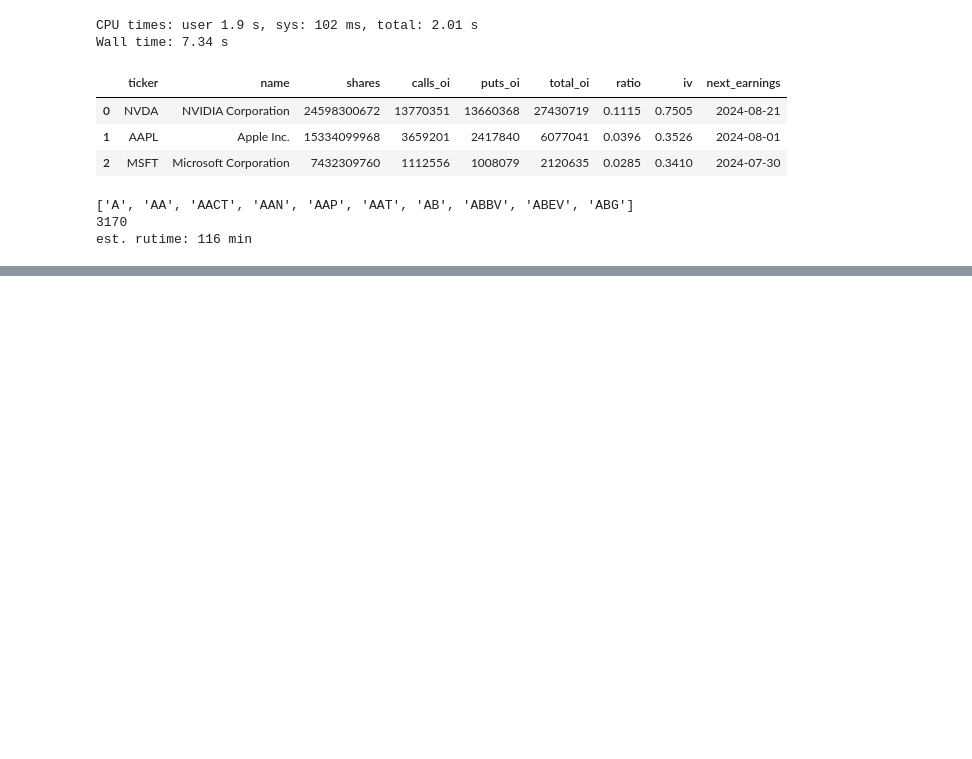
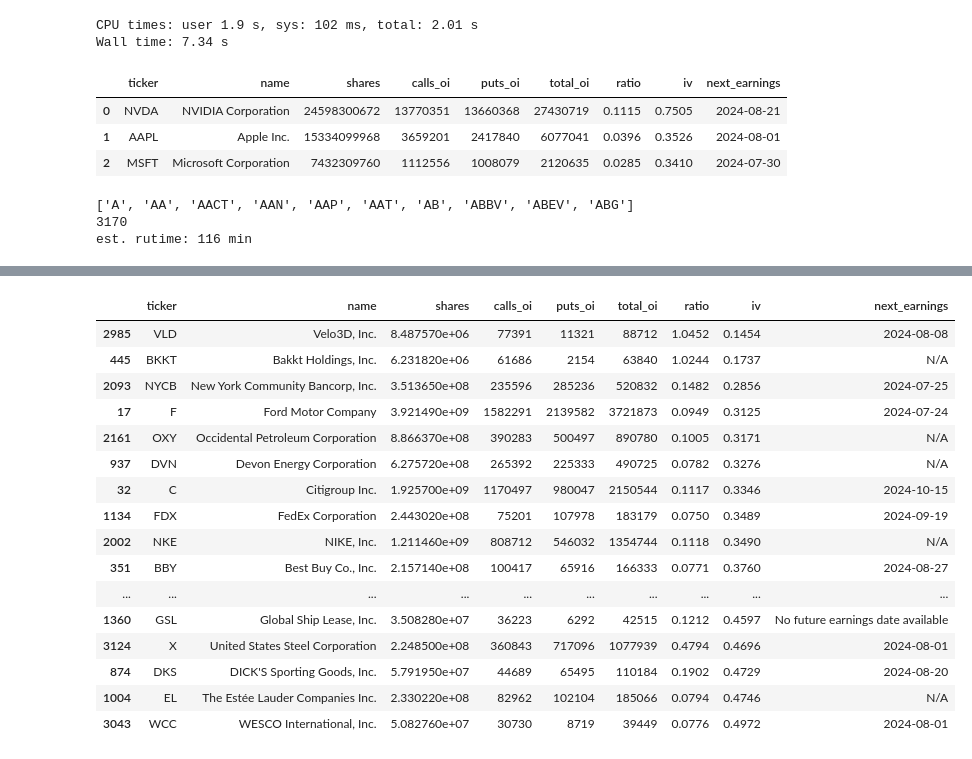
Before and after one commit to ryanlrappa/sweetgreen, a Jupyter notebook: dev.ipynb, the cells around one changed output, grey strips where cells are left out. Drawn from its saved outputs; the diff is of its cells as text; code cells hidden in the pictures; blank space fills up the shorter version.

```diff
--- a/dev.ipynb
+++ b/dev.ipynb
@@ -240,0 +382,2 @@ df = get_stock_data(tickers)
+# %%
+df.drop_duplicates(subset=['ticker'], inplace=True)
@@ -240,0 +403,20 @@ df = get_stock_data(tickers)
+# %%
+df[df.ratio >= .075].sort_values(['iv']).head(25)
+# %% [output]
+|  | ticker | name | shares | calls_oi | puts_oi | total_oi | ratio | iv | next_earnings |
+| 2985 | VLD | Velo3D, Inc. | 8.487570e+06 | 77391 | 11321 | 88712 | 1.0452 | 0.1454 | 2024-08-08 |
+| 445 | BKKT | Bakkt Holdings, Inc. | 6.231820e+06 | 61686 | 2154 | 63840 | 1.0244 | 0.1737 | N/A |
+| 2093 | NYCB | New York Community Bancorp, Inc. | 3.513650e+08 | 235596 | 285236 | 520832 | 0.1482 | 0.2856 | 2024-07-25 |
+| 17 | F | Ford Motor Company | 3.921490e+09 | 1582291 | 2139582 | 3721873 | 0.0949 | 0.3125 | 2024-07-24 |
+| 2161 | OXY | Occidental Petroleum Corporation | 8.866370e+08 | 390283 | 500497 | 890780 | 0.1005 | 0.3171 | N/A |
+| 937 | DVN | Devon Energy Corporation | 6.275720e+08 | 265392 | 225333 | 490725 | 0.0782 | 0.3276 | N/A |
+| 32 | C | Citigroup Inc. | 1.925700e+09 | 1170497 | 980047 | 2150544 | 0.1117 | 0.3346 | 2024-10-15 |
+| 1134 | FDX | FedEx Corporation | 2.443020e+08 | 75201 | 107978 | 183179 | 0.0750 | 0.3489 | 2024-09-19 |
+| 2002 | NKE | NIKE, Inc. | 1.211460e+09 | 808712 | 546032 | 1354744 | 0.1118 | 0.3490 | N/A |
+| 351 | BBY | Best Buy Co., Inc. | 2.157140e+08 | 100417 | 65916 | 166333 | 0.0771 | 0.3760 | 2024-08-27 |
+| ... | ... | ... | ... | ... | ... | ... | ... | ... | ... |
+| 1360 | GSL | Global Ship Lease, Inc. | 3.508280e+07 | 36223 | 6292 | 42515 | 0.1212 | 0.4597 | No future earnings date available |
+| 3124 | X | United States Steel Corporation | 2.248500e+08 | 360843 | 717096 | 1077939 | 0.4794 | 0.4696 | 2024-08-01 |
+| 874 | DKS | DICK'S Sporting Goods, Inc. | 5.791950e+07 | 44689 | 65495 | 110184 | 0.1902 | 0.4729 | 2024-08-20 |
+| 1004 | EL | The Estée Lauder Companies Inc. | 2.330220e+08 | 82962 | 102104 | 185066 | 0.0794 | 0.4746 | N/A |
+| 3043 | WCC | WESCO International, Inc. | 5.082760e+07 | 30730 | 8719 | 39449 | 0.0776 | 0.4972 | 2024-08-01 |
```
Also changed, not shown: parts of 10 cells of this notebook, 1 other file.
